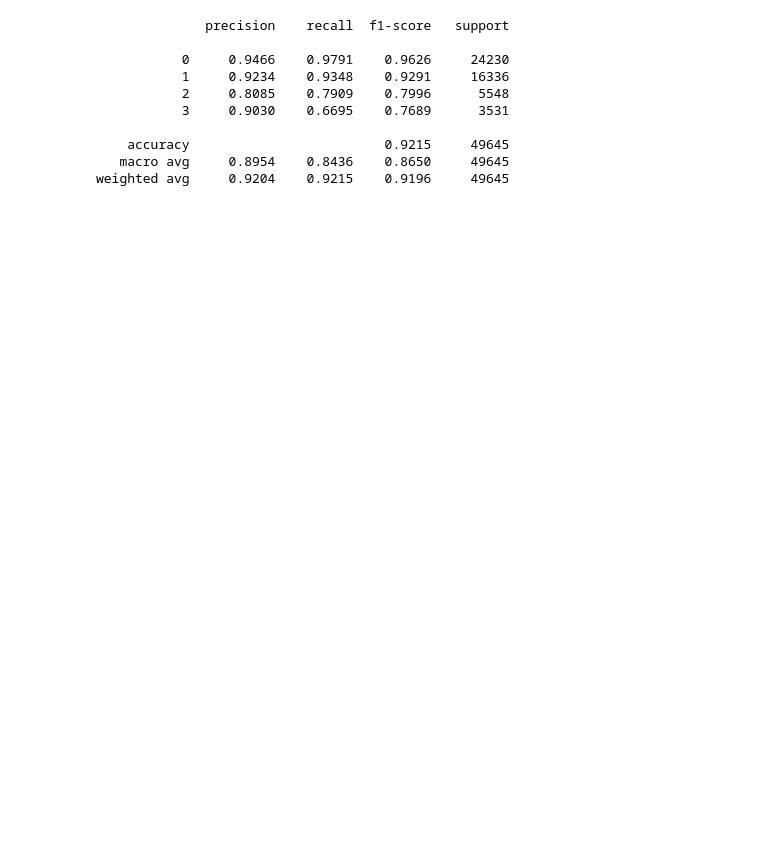
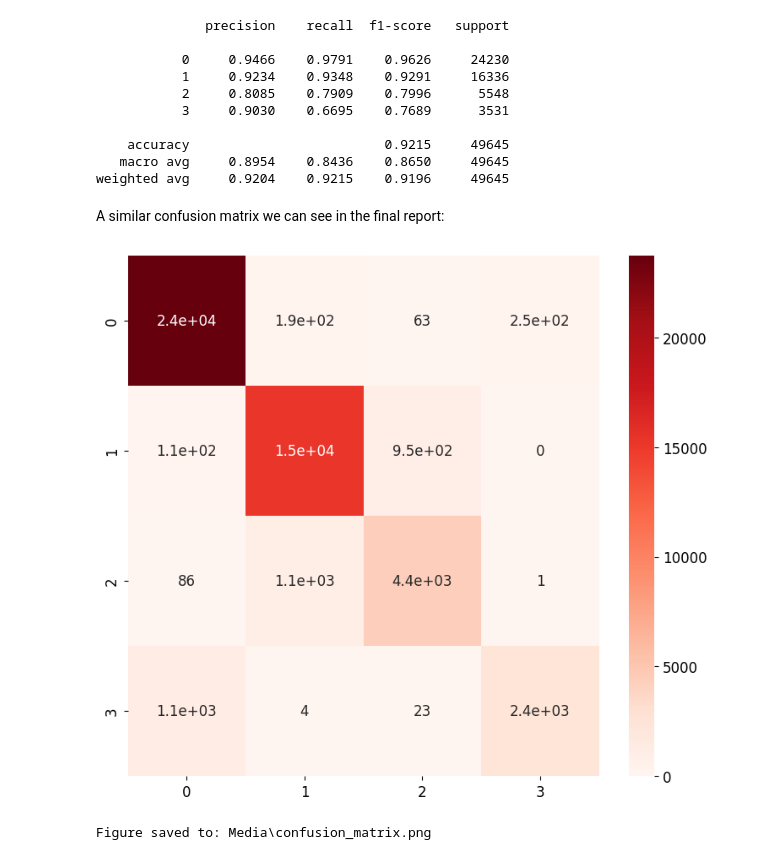
Before and after one commit to cBollins/Final-Year-ML-Project, a Jupyter notebook: Project_Overview.ipynb, the cells around one changed output. Cells and saved outputs as stored; diff of their text form; code cells hidden in the pictures; blank space fills up the shorter version.

```diff
--- a/Project_Overview.ipynb
+++ b/Project_Overview.ipynb
@@ -1223,3 +1222,13 @@ print(classification_report(y_test, y_preds, digits=4))
     accuracy                         0.9215     49645
    macro avg     0.8954    0.8436    0.8650     49645
 weighted avg     0.9204    0.9215    0.9196     49645
+# %% [markdown]
+A similar confusion matrix we can see in the final report:
+# %%
+cm = confusion_matrix(y_test, y_preds)
+plt.figure(figsize=(9, 8))
+sns.heatmap(cm, annot=True, cmap="Reds")
+plot_utils.showsave("confusion_matrix")
+# %% [output]
+[figure, added]
+Figure saved to: Media\confusion_matrix.png
```
Also changed, not shown: parts of 7 cells of this notebook.
